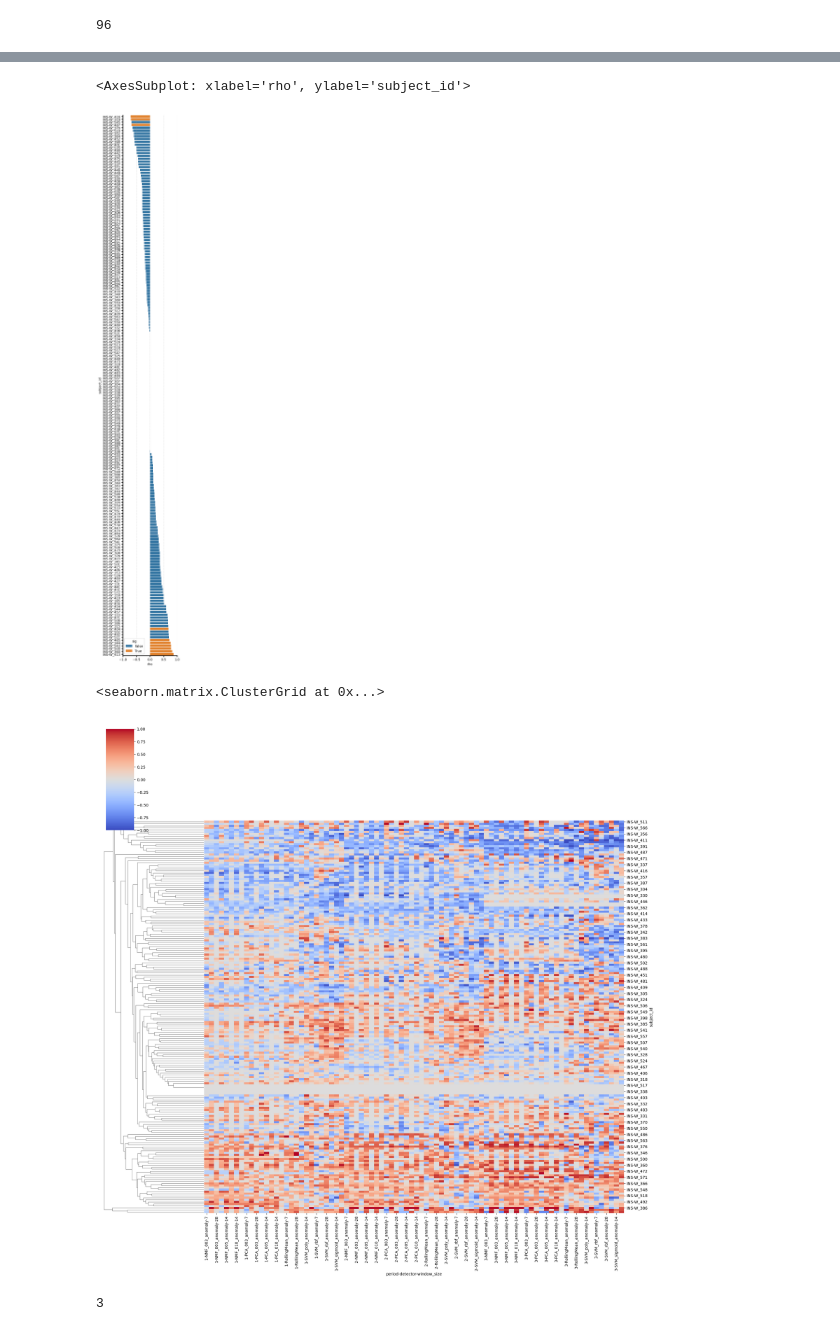
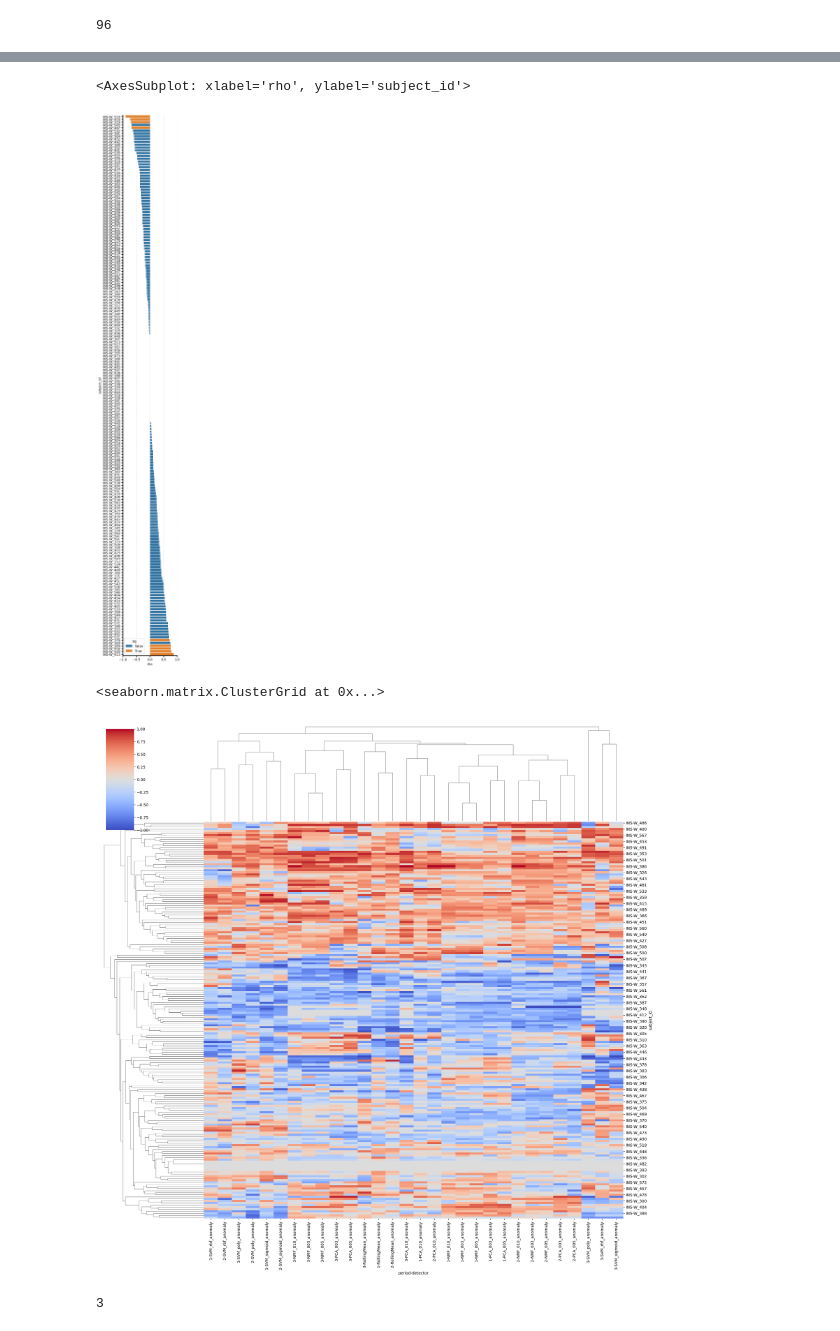
Before and after one commit to akre96/mhealth_anomaly_detection, a Jupyter notebook: notebooks/AMIA23_figures_globem.ipynb, the cells around one changed output, grey strips where cells are left out. Cells and saved outputs as stored; diff of their text form; code cells hidden in the pictures.

```diff
--- a/notebooks/AMIA23_figures_globem.ipynb
+++ b/notebooks/AMIA23_figures_globem.ipynb
@@ -49,0 +264,10 @@ Index(['subject_id', 'start', 'stop', 'days', 'complete_days', 'phq_start',
+# %%
+p_list = []
+for period in [1, 2, 3]:
+    p_list.append(GLOBEM.get_phq_periods(
+        exp06_ad,
+        features=FEATURES,
+        period=period
+    ))
+exp06_comb = pd.concat(p_list)
+exp06_comb
@@ -145,0 +356,29 @@ corr
+# %%
+
+info_cols = [
+    'period',
+    'window_size',
+]
+for target in ['phq_stop']:
+    corr['r2'] = corr['rho'] ** 2
+    for metric in ['rho']:
+        corr_table = corr.pivot_table(
+            index=['detector'],
+            columns=['period'],
+            values='rho',
+            aggfunc='median'
+        )
+        hm_size = (10, 7)
+        fig, ax = plt.subplots(figsize=hm_size)
+        sns.heatmap(
+            corr_table,
+            center=0,
+            vmin=-1,
+            vmax=1,
+            square=True,
+            annot=True,
+            cmap='coolwarm',
+            ax=ax
+        )
+        fa.despine_thicken_axes(ax, heatmap=True, fontsize=12, x_tick_fontsize=10)
+        plt.tight_layout()
@@ -147,7 +388,6 @@ corr
 fig, ax = plt.subplots(figsize=(3,30))
 subset = corr[
     (corr.period == 1) &
-    (corr.window_size == 14) &
     (corr.detector == 'PCA_010_anomaly')
 ].sort_values(by='rho')
 subset['log10p'] = np.log10(subset['p'])
@@ -165,34 +405,34 @@ ax.grid(axis='x', alpha=.5, ls='dashed')
 fa.despine_thicken_axes(ax, fontsize=10)
 # %% [output]
 <AxesSubplot: xlabel='rho', ylabel='subject_id'>
-[figure, old version]
+[figure, new version]
 # %%
 vals = corr.pivot_table(
     index='subject_id',
-    columns=['period', 'detector', 'window_size'],
+    columns=['period', 'detector'],
     values='rho',
 )
 
 anot = corr.pivot_table(
     index='subject_id',
-    columns=['period', 'detector', 'window_size'],
+    columns=['period', 'detector'],
     values='p',
 )
 
 anot = (anot < 0.05)
 
 sns.clustermap(
     vals,
     #annot=anot,
     cmap='coolwarm',
-    col_cluster=False,
+    #col_cluster=False,
     vmin=-1,
     vmax=1,
     figsize=(20,20)
 )
 # %% [output]
 <seaborn.matrix.ClusterGrid at 0x...>
-[figure, old version]
+[figure, new version]
 # %%
 corr.period.nunique()
 # %% [output]
```
Also changed, not shown: parts of 24 cells of this notebook, 14 other files.
